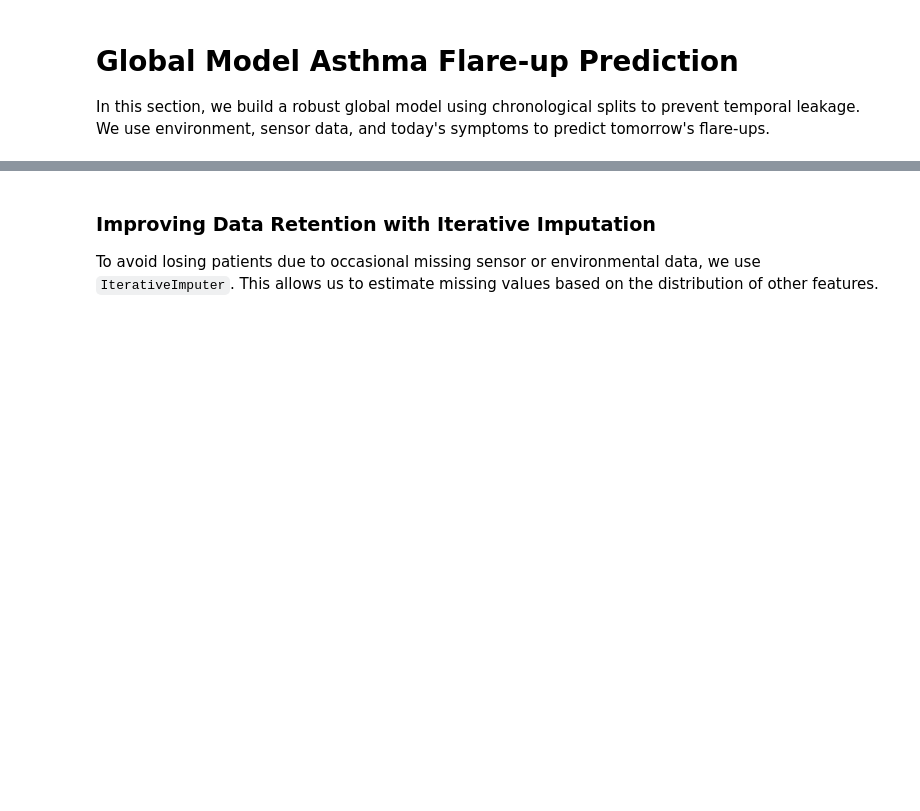
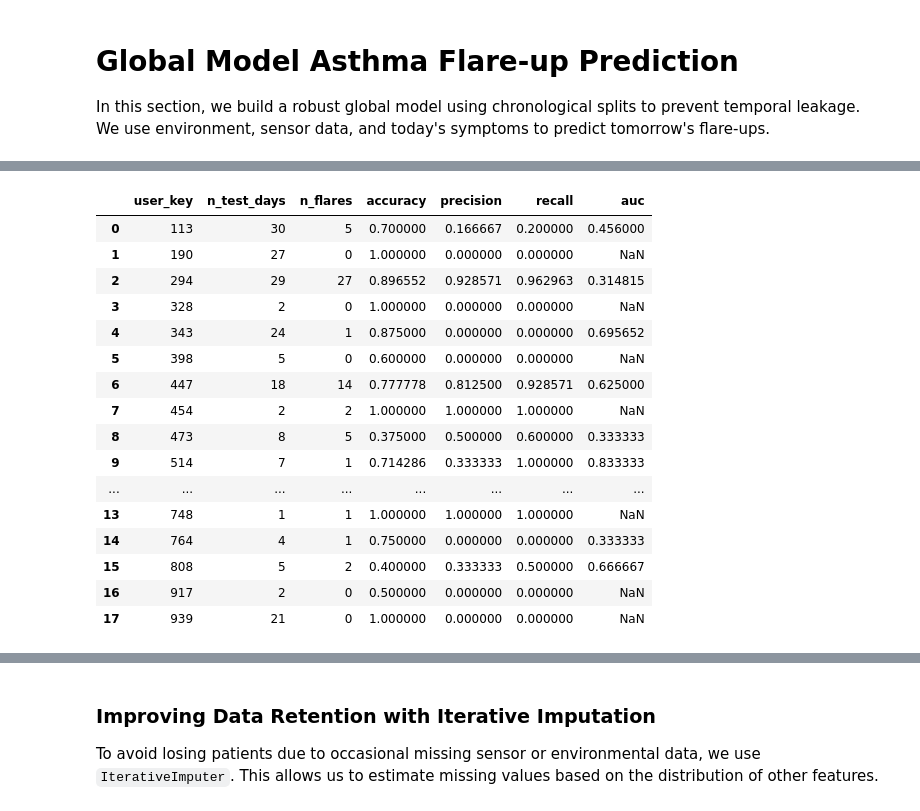
Before and after one commit to Lobelia-Mirror-Lake/Lobelia, a Jupyter notebook: asthma-app/notebooks/Asthma_binary.ipynb, the cells around one changed output, grey strips where cells are left out. Drawn from its saved outputs; the diff is of its cells as text; code cells hidden in the pictures; blank space fills up the shorter version.

```diff
--- a/asthma-app/notebooks/Asthma_binary.ipynb
+++ b/asthma-app/notebooks/Asthma_binary.ipynb
@@ -166,7 +126,7 @@ import numpy as np
 import xgboost as xgb
 import matplotlib.pyplot as plt
 import seaborn as sns
-from sklearn.metrics import recall_score, accuracy_score, classification_report, roc_auc_score, RocCurveDisplay, confusion_matrix, ConfusionMatrixDisplay
+from sklearn.metrics import recall_score, accuracy_score, precision_score, classification_report, roc_auc_score, RocCurveDisplay, confusion_matrix, ConfusionMatrixDisplay
 
 # Define categorical columns for encoding
 categorical_cols = ['grass_pollen', 'tree_pollen', 'weed_pollen']
@@ -181,8 +141,14 @@ valid_features = [c for c in X_cols if c not in ['actual_puffs', 'daily_night_sy
 temporal_df = daily_clean.dropna(subset=valid_features + [y_col]).sort_values(['user_key', 'date'])
 
 # 2. Chronological Split (80% Train / 20% Test per user)
-train_data = temporal_df.groupby('user_key', group_keys=False).apply(lambda x: x.iloc[:int(len(x)*0.8)], include_groups=False).reset_index(drop=True)
-test_data = temporal_df.groupby('user_key', group_keys=False).apply(lambda x: x.iloc[int(len(x)*0.8):], include_groups=False).reset_index(drop=True)
+train_parts, test_parts = [], []
+for _, user_df in temporal_df.groupby('user_key'):
+    user_df = user_df.sort_values('date')
+    split_idx = int(len(user_df) * 0.8)
+    train_parts.append(user_df.iloc[:split_idx])
+    test_parts.append(user_df.iloc[split_idx:])
+train_data = pd.concat(train_parts, ignore_index=True)
+test_data = pd.concat(test_parts, ignore_index=True)
 
 X_train = pd.get_dummies(train_data[valid_features], columns=categorical_cols, drop_first=True)
 y_train = train_data[y_col].astype(int)
@@ -200,7 +166,69 @@ model.fit(X_train, y_train)
 
 # 4. Final Evaluation
 probs = model.predict_proba(X_test)[:, 1]
+y_pred = model.predict(X_test)
 print(f"Final Chronological Test AUC: {roc_auc_score(y_test, probs):.3f}")
 print("\nClassification Report:")
-print(classification_report(y_test, model.predict(X_test)))
+print(classification_report(y_test, y_pred))
+# 5. Per-user metrics on each user's chronological hold-out
+# Build from test_parts so user_key stays aligned even if test_data columns change
+holdout_user_keys = []
+for part in test_parts:
+    holdout_user_keys.extend(part["user_key"].tolist())
+eval_df = pd.DataFrame({
+    "user_key": holdout_user_keys,
+    "y_true": y_test.to_numpy(),
+    "y_pred": y_pred,
+    "y_proba": probs,
+})
+
+per_user_results = []
+for user, user_eval in eval_df.groupby("user_key"):
+    y_true_u = user_eval["y_true"]
+    y_pred_u = user_eval["y_pred"]
+    row = {
+        "user_key": user,
+        "n_test_days": len(user_eval),
+        "n_flares": int(y_true_u.sum()),
+        "accuracy": accuracy_score(y_true_u, y_pred_u),
+        "precision": precision_score(y_true_u, y_pred_u, zero_division=0),
+        "recall": recall_score(y_true_u, y_pred_u, zero_division=0),
+    }
+    if y_true_u.nunique() > 1:
+        row["auc"] = roc_auc_score(y_true_u, user_eval["y_proba"])
+    else:
+        row["auc"] = np.nan
+    per_user_results.append(row)
+
+per_user_df = pd.DataFrame(per_user_results).sort_values("user_key").reset_index(drop=True)
+print("\nPer-user metrics (chronological hold-out):")
+display(per_user_df)
+
+# Summaries: macro (equal per user) vs weighted (equal per test day) vs flare-only users
+weights = per_user_df["n_test_days"]
+flare_users = per_user_df[per_user_df["n_flares"] > 0]
+
+print("\n--- How to read these summaries ---")
+print("Pooled metrics (classification report above) count every test day once.")
+print("Macro mean counts every user once — small hold-outs and users with 0 flares")
+print("  in test can make precision/recall look much worse than the pooled report.")
+
+print("\nPooled (all hold-out days; matches classification report):")
+print(f"  Accuracy:  {accuracy_score(y_test, y_pred):.3f}")
+print(f"  Precision: {precision_score(y_test, y_pred, zero_division=0):.3f}")
+print(f"  Recall:    {recall_score(y_test, y_pred, zero_division=0):.3f}")
+
+print("\nDay-weighted accuracy (matches pooled; each test day weighted equally):")
+print(f"  Accuracy:  {np.average(per_user_df['accuracy'], weights=weights):.3f}")
+print("  (Precision/recall are only meaningful when computed on pooled predictions above.)")
+
+print(f"\nMacro mean across all {len(per_user_df)} users (each user weighted equally):")
+print(f"  Accuracy:  {per_user_df['accuracy'].mean():.3f}")
+print(f"  Precision: {per_user_df['precision'].mean():.3f}")
+print(f"  Recall:    {per_user_df['recall'].mean():.3f}")
+
+print(f"\nMacro mean — users with >=1 flare in hold-out only ({len(flare_users)} users):")
+print(f"  Accuracy:  {flare_users['accuracy'].mean():.3f}")
+print(f"  Precision: {flare_users['precision'].mean():.3f}")
+print(f"  Recall:    {flare_users['recall'].mean():.3f}")
 # %% [output]
@@ -217,0 +249,17 @@ weighted avg       0.85      0.85      0.85       230
+|  | user_key | n_test_days | n_flares | accuracy | precision | recall | auc |
+| 0 | 113 | 30 | 5 | 0.700000 | 0.166667 | 0.200000 | 0.456000 |
+| 1 | 190 | 27 | 0 | 1.000000 | 0.000000 | 0.000000 | NaN |
+| 2 | 294 | 29 | 27 | 0.896552 | 0.928571 | 0.962963 | 0.314815 |
+| 3 | 328 | 2 | 0 | 1.000000 | 0.000000 | 0.000000 | NaN |
+| 4 | 343 | 24 | 1 | 0.875000 | 0.000000 | 0.000000 | 0.695652 |
+| 5 | 398 | 5 | 0 | 0.600000 | 0.000000 | 0.000000 | NaN |
+| 6 | 447 | 18 | 14 | 0.777778 | 0.812500 | 0.928571 | 0.625000 |
+| 7 | 454 | 2 | 2 | 1.000000 | 1.000000 | 1.000000 | NaN |
+| 8 | 473 | 8 | 5 | 0.375000 | 0.500000 | 0.600000 | 0.333333 |
+| 9 | 514 | 7 | 1 | 0.714286 | 0.333333 | 1.000000 | 0.833333 |
+| ... | ... | ... | ... | ... | ... | ... | ... |
+| 13 | 748 | 1 | 1 | 1.000000 | 1.000000 | 1.000000 | NaN |
+| 14 | 764 | 4 | 1 | 0.750000 | 0.000000 | 0.000000 | 0.333333 |
+| 15 | 808 | 5 | 2 | 0.400000 | 0.333333 | 0.500000 | 0.666667 |
+| 16 | 917 | 2 | 0 | 0.500000 | 0.000000 | 0.000000 | NaN |
+| 17 | 939 | 21 | 0 | 1.000000 | 0.000000 | 0.000000 | NaN |
```
Also changed, not shown: parts of 13 cells of this notebook, 5 other files.
